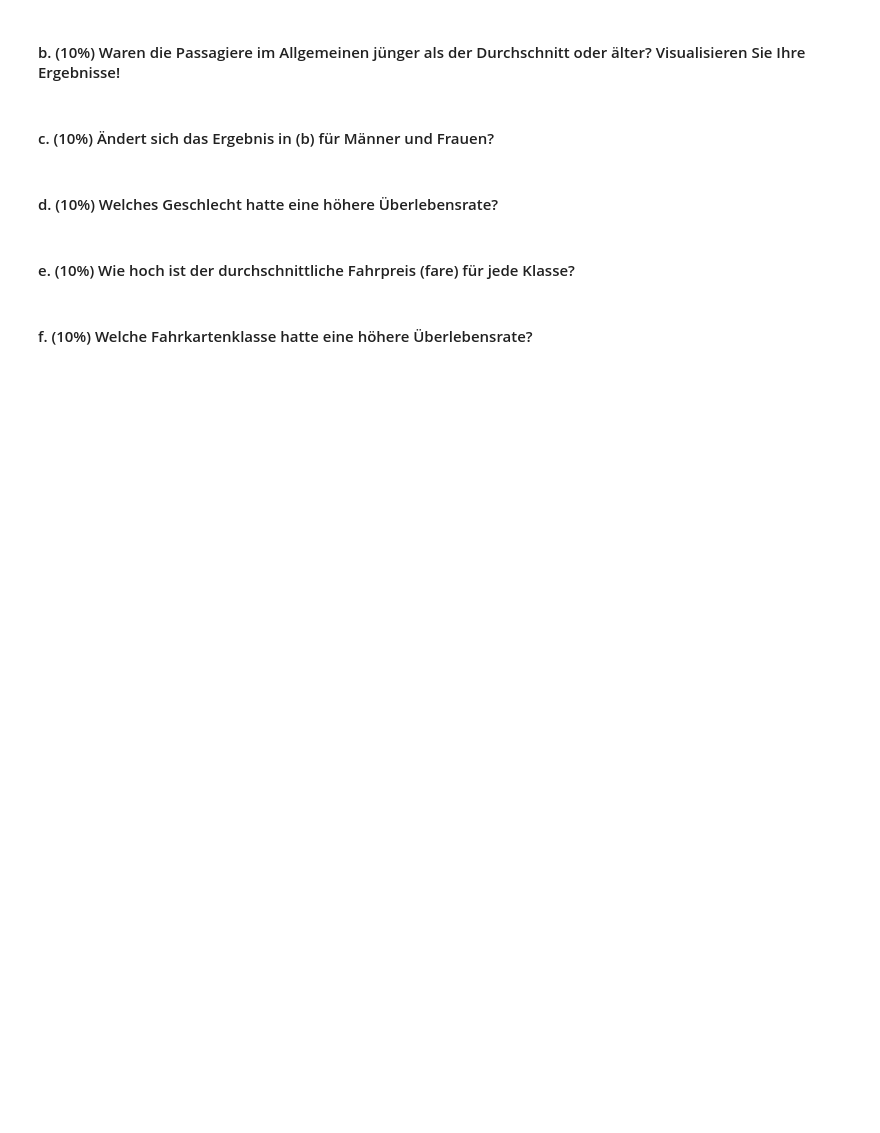
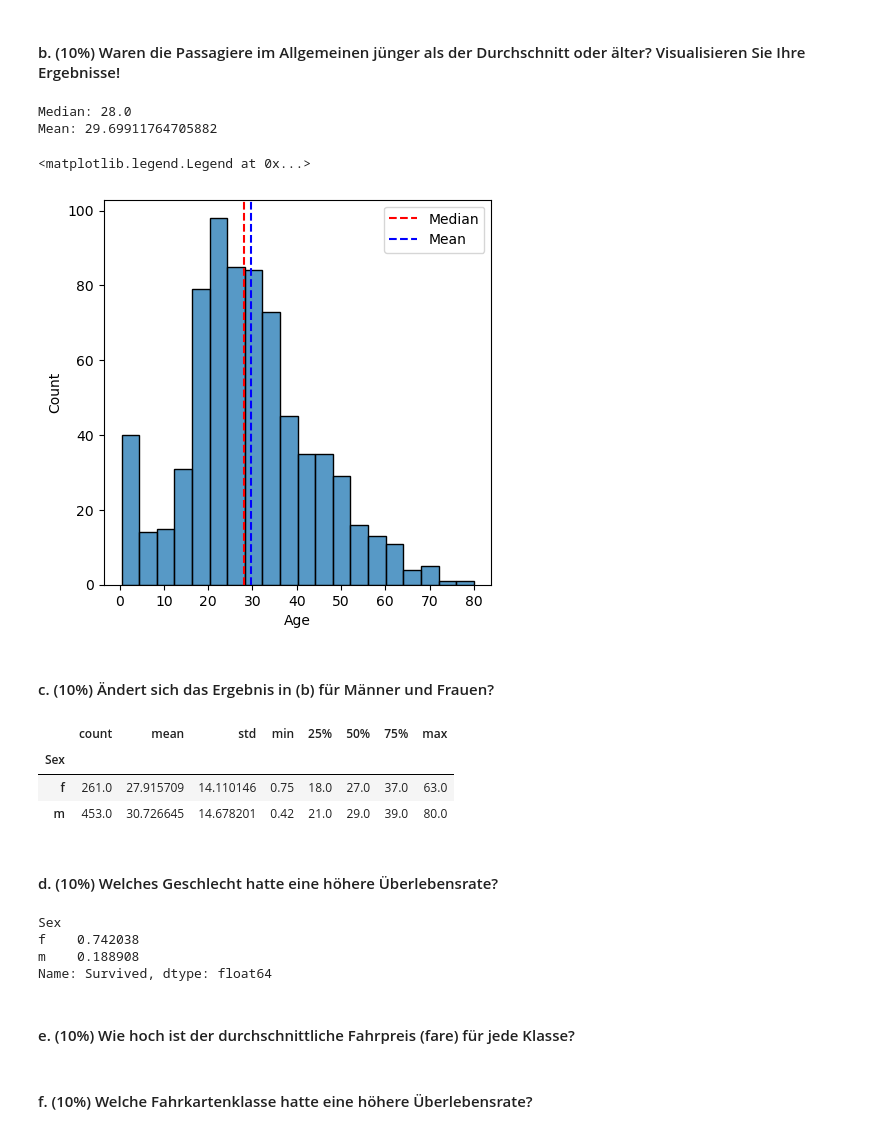
Before and after one commit to olehae/DS1, a Jupyter notebook: Hausaufgabe04.ipynb, the cells around one changed output. Drawn from its saved outputs; the diff is of its cells as text; code cells hidden in the pictures; blank space fills up the shorter version.

```diff
--- a/Hausaufgabe04.ipynb
+++ b/Hausaufgabe04.ipynb
@@ -111,9 +187,39 @@ Tipp: Nützliche Befehle sind `sed`, `head` und `tail`.
 # %% [markdown]
 #### b. (10%) Waren die Passagiere im Allgemeinen jünger als der Durchschnitt oder älter? Visualisieren Sie Ihre Ergebnisse!
+# %%
+median_age = titanic['Age'].median()
+mean_age = titanic['Age'].mean()
+print(f"Median: {median_age}")
+print(f"Mean: {mean_age}")
+
+fig, ax = plt.subplots(figsize=(5, 5))
+g = sns.histplot(data=titanic, x="Age", ax=ax)
+g.axvline(median_age, color='red', linestyle='--', label='Median')
+g.axvline(mean_age, color='blue', linestyle='--', label='Mean')
+g.legend()
+# %% [output]
+Median: 28.0
+Mean: 29.69911764705882
+<matplotlib.legend.Legend at 0x...>
+[figure, added]
 # %% [markdown]
 #### c. (10%) Ändert sich das Ergebnis in (b) für Männer und Frauen?
+# %%
+titanic.groupby(['Sex'])['Age'].describe()
+# %% [output]
+|  | count | mean | std | min | 25% | 50% | 75% | max |
+| Sex |  |  |  |  |  |  |  |  |
+| f | 261.0 | 27.915709 | 14.110146 | 0.75 | 18.0 | 27.0 | 37.0 | 63.0 |
+| m | 453.0 | 30.726645 | 14.678201 | 0.42 | 21.0 | 29.0 | 39.0 | 80.0 |
 # %% [markdown]
 #### d. (10%) Welches Geschlecht hatte eine höhere Überlebensrate?
+# %%
+titanic.groupby(['Sex'])['Survived'].mean()
+# %% [output]
+Sex
+f    0.742038
+m    0.188908
+Name: Survived, dtype: float64
 # %% [markdown]
 #### e. (10%) Wie hoch ist der durchschnittliche Fahrpreis (fare) für jede Klasse?
 # %% [markdown]
```
Also changed, not shown: parts of 9 cells of this notebook, 1 other file.
